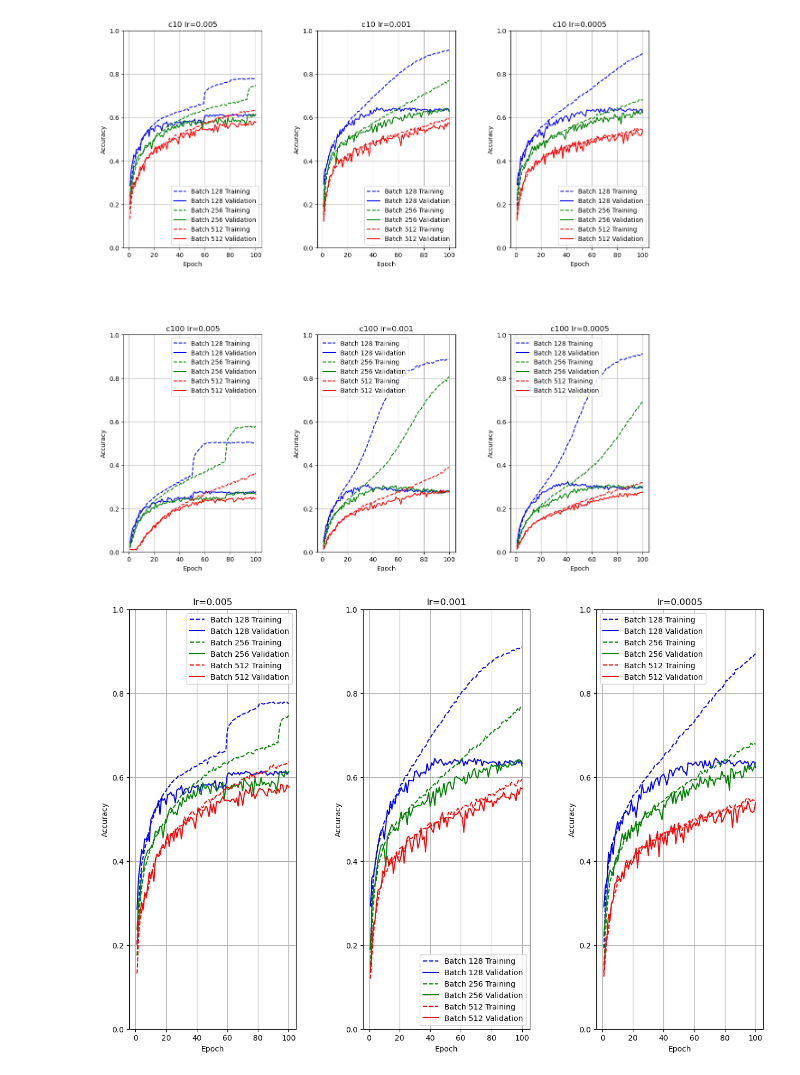
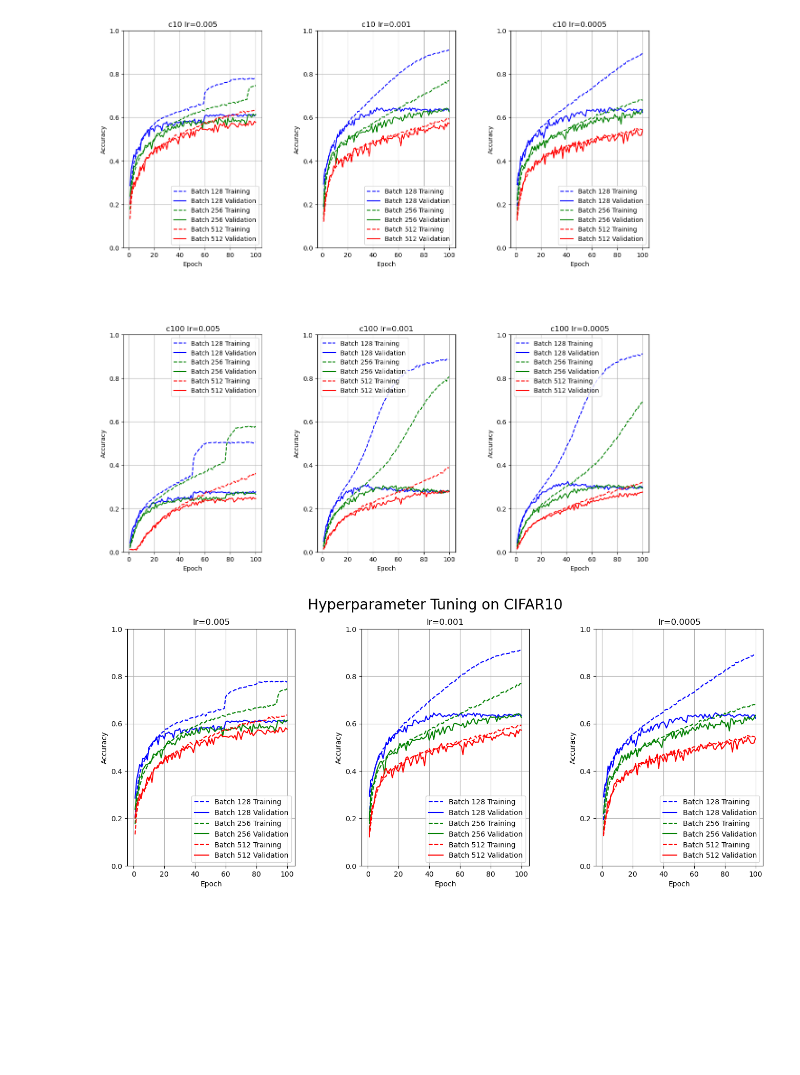
Before and after one commit to Gabrynho/BayesCNNvsFreqCNN, a Jupyter notebook: Plotting.ipynb, the cells around one changed output. Drawn from its saved outputs; the diff is of its cells as text; code cells hidden in the pictures; blank space fills up the shorter version.

Commit message:
images

```diff
--- a/Plotting.ipynb
+++ b/Plotting.ipynb
@@ -50,49 +39,36 @@ plt.show()
 # %% [output]
 [figure]
 # %%
-# Definisci i parametri
 learning_rates = ['0.005', '0.001', '0.0005']
 batch_sizes = ['128', '256', '512']
-colors = {'128': 'blue', '256': 'green', '512': 'red'}  # Mappa batch size a colori
+colors = {'128': 'blue', '256': 'green', '512': 'red'}
 
-# Crea una figura e una griglia di subplot 2x3
-fig, axs = plt.subplots(1, 3, figsize=(15, 10))
-fig.subplots_adjust(hspace=0.4, wspace=0.4)  # Aggiusta lo spazio tra i grafici
-
-# Contatore per posizionare correttamente i subplot
+fig, axs = plt.subplots(1, 3, figsize=(16, 6))
+fig.subplots_adjust(hspace=0.4, wspace=0.4)  #
 subplot_counter = 0
 
 for lr in learning_rates:
-        # Seleziona l'asse corrente basato sul contatore
     ax = axs[subplot_counter]
 
     for batch_size in batch_sizes:
-            # Costruisci il nome del file
         file_name = f'./results/results_c10_lr{lr}_batch{batch_size}.csv'
-
-            # Leggi i dati
         data = pd.read_csv(file_name)
 
-            # Estrai le metriche e traccia il grafico
-            # Usa il dizionario dei colori per selezionare il colore in base alla batch size
-        color = colors[batch_size]  # Seleziona il colore dalla mappa
+        color = colors[batch_size]
         ax.plot(data['Epoch']+1, data['Training Accuracy'], label=f'Batch {batch_size} Training', color=color, linestyle='dashed')
         ax.plot(data['Epoch']+1, data['Validation Accuracy'], label=f'Batch {batch_size} Validation', color=color)
 
-        # Imposta titolo, etichette e legenda per l'asse corrente
     ax.set_ylim([0, 1])
     ax.set_title(f'lr={lr}')
     ax.set_xlabel('Epoch')
     ax.set_ylabel('Accuracy')
     ax.legend()
     ax.grid()
 
-        # Incrementa il contatore per il prossimo subplot
     subplot_counter += 1
-
-# Mostra il grafico
+fig.suptitle('Hyperparameter Tuning on CIFAR10', fontsize=20)
 plt.savefig('./images/c10_tuning.png' , dpi=300)
 plt.show()
 # %% [output]
-[figure, old version]
+[figure, new version]
 # %%
```
Also changed, not shown: parts of 10 cells of this notebook, 11 other files.
